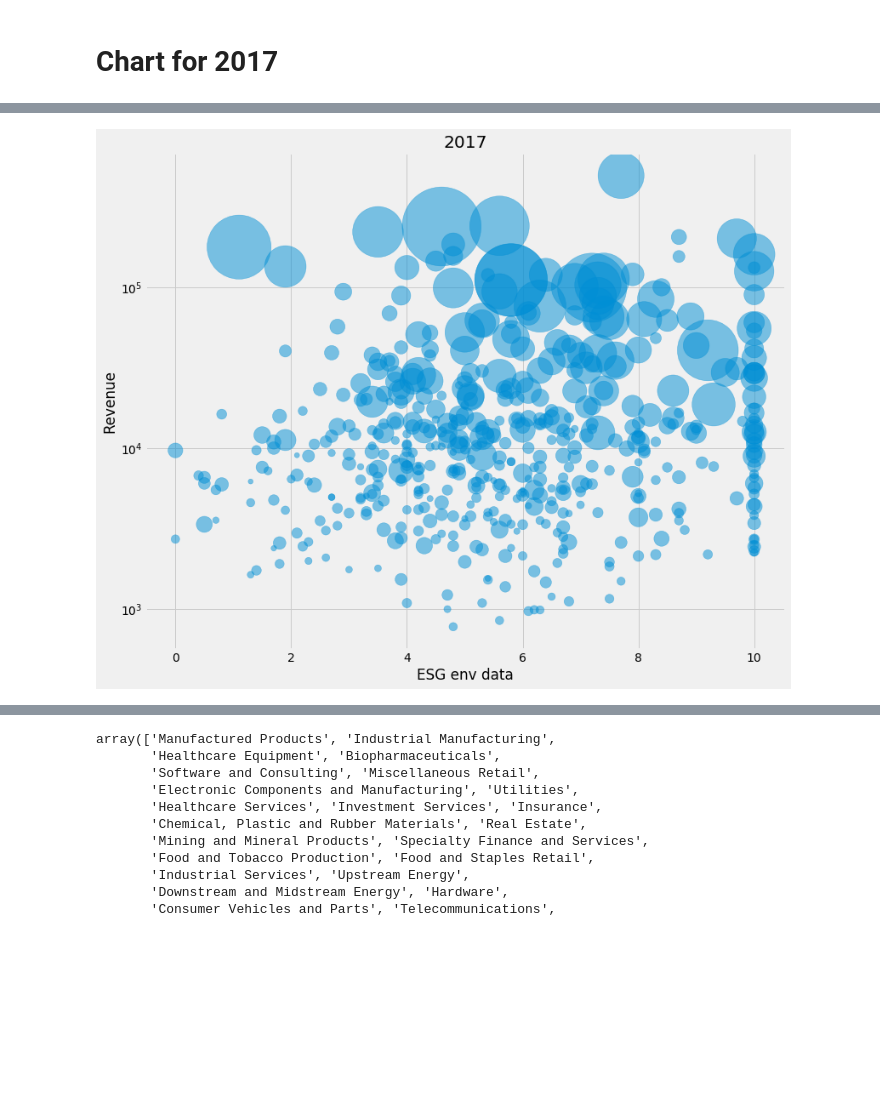
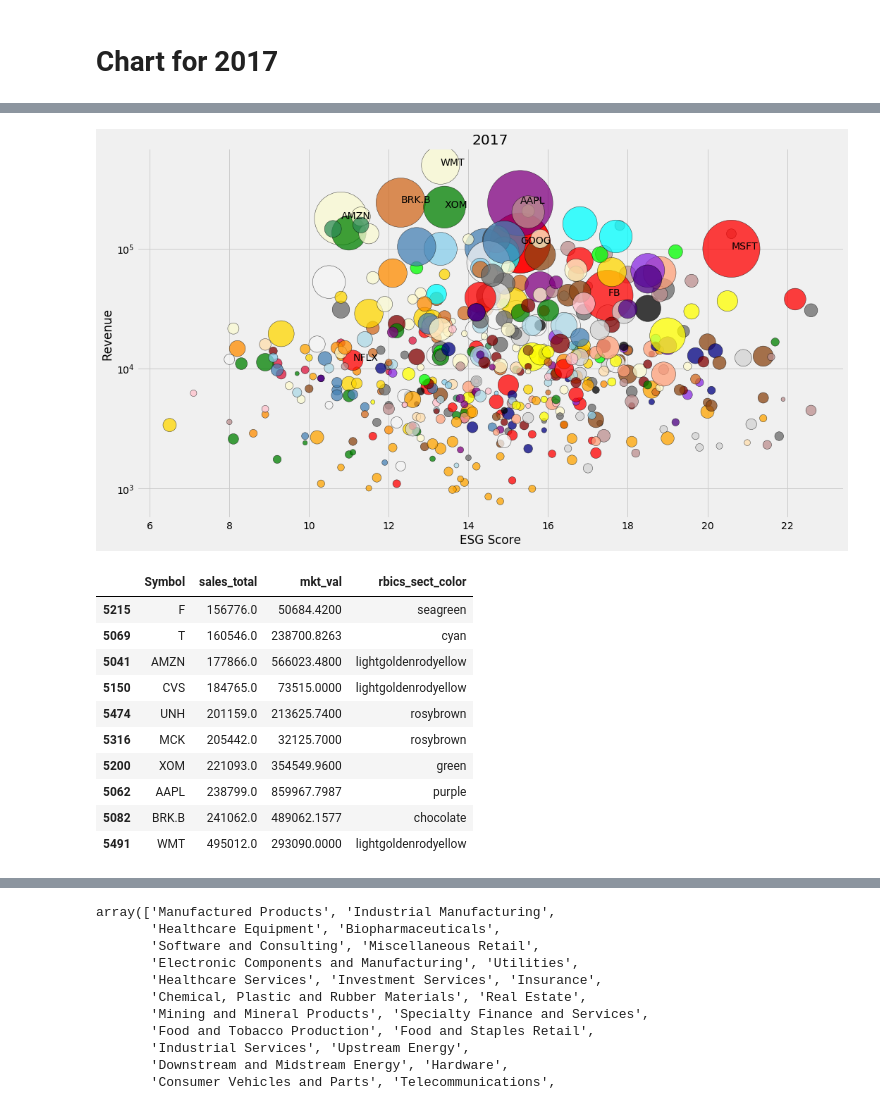
Before and after one commit to naidaire/CTS_Project_HR, a Jupyter notebook: Untitled.ipynb, the cells around one changed output, grey strips where cells are left out. Drawn from its saved outputs; the diff is of its cells as text; code cells hidden in the pictures; blank space fills up the shorter version.

Commit message:
finished scatter plot for 2017, next is to animate through time

```diff
--- a/Untitled.ipynb
+++ b/Untitled.ipynb
@@ -115,25 +194,65 @@ rbics = hans_rosling_2017.loc[:, 'rbics_econ']
+# %%
+msft = hans_rosling_2017.loc[:, 'Symbol'] == 'MSFT'
+msft_label = hans_rosling_2017.loc[msft, ['esg_combined', 'sales_total']]
+msft_label_array = np.array(msft_label)
+# %%
+brk = hans_rosling_2017.loc[:, 'Symbol'] == 'BRK.B'
+brk_label = hans_rosling_2017.loc[brk, ['esg_combined', 'sales_total']]
+brk_label_array = np.array(brk_label)
+# %%
+wmt = hans_rosling_2017.loc[:, 'Symbol'] == 'WMT'
+wmt_label = hans_rosling_2017.loc[wmt, ['esg_combined', 'sales_total']]
+wmt_label_array = np.array(wmt_label)
+# %%
+xom = hans_rosling_2017.loc[:, 'Symbol'] == 'XOM'
+xom_label = hans_rosling_2017.loc[xom, ['esg_combined', 'sales_total']]
+xom_label_array = np.array(xom_label)
 # %%
-# Sample Code from DataCamp Program
+#Scatter Plot for 2017
 
 # Scatter plot
-plt.scatter(x = esg_env, y = sales, s = mktval/100 , alpha=.5)
+plt.scatter(x = esg_score, y = sales, s = mktval/100 , edgecolors='black', c = rbics_color, alpha=.75)
 
 # Previous customizations
 #plt.xscale('log')
 plt.yscale('log')
-plt.xlabel('ESG env data')
+plt.xlabel('ESG Score')
 plt.ylabel('Revenue')
 plt.title('2017')
 #plt.xticks([1000,10000,100000], ['1k','10k','100k'])
 
 # Additional customizations
-#plt.text(1550, 71, 'India')
-#plt.text(5700, 80, 'China')
+plt.text(fb_label_array[:, 0], fb_label_array[:, 1], 'FB')
+plt.text(amzn_label_array[:, 0], amzn_label_array[:, 1], 'AMZN')
+plt.text(aapl_label_array[:, 0], aapl_label_array[:, 1], 'AAPL')
+plt.text(nflx_label_array[:, 0], nflx_label_array[:, 1], 'NFLX')
+plt.text(goog_label_array[:, 0], goog_label_array[:, 1], 'GOOG')
+plt.text(msft_label_array[:, 0], msft_label_array[:, 1], 'MSFT')
+plt.text(brk_label_array[:, 0], brk_label_array[:, 1], 'BRK.B')
+plt.text(wmt_label_array[:, 0], wmt_label_array[:, 1], 'WMT')
+plt.text(xom_label_array[:, 0], xom_label_array[:, 1], 'XOM')
+
 
 # Add grid() call
 plt.grid(True)
 
+
+
 # Show the plot
 plt.show()
 # %% [output]
-[figure, old version]
+[figure, new version]
+# %%
+hans_rosling_2017.loc[:, ['Symbol','sales_total', 'mkt_val', 'rbics_sect_color']].sort_values('sales_total').tail(n=10)
+# %% [output]
+|  | Symbol | sales_total | mkt_val | rbics_sect_color |
+| 5215 | F | 156776.0 | 50684.4200 | seagreen |
+| 5069 | T | 160546.0 | 238700.8263 | cyan |
+| 5041 | AMZN | 177866.0 | 566023.4800 | lightgoldenrodyellow |
+| 5150 | CVS | 184765.0 | 73515.0000 | lightgoldenrodyellow |
+| 5474 | UNH | 201159.0 | 213625.7400 | rosybrown |
+| 5316 | MCK | 205442.0 | 32125.7000 | rosybrown |
+| 5200 | XOM | 221093.0 | 354549.9600 | green |
+| 5062 | AAPL | 238799.0 | 859967.7987 | purple |
+| 5082 | BRK.B | 241062.0 | 489062.1577 | chocolate |
+| 5491 | WMT | 495012.0 | 293090.0000 | lightgoldenrodyellow |
```
Also changed, not shown: parts of 24 cells of this notebook, 1 other file.
